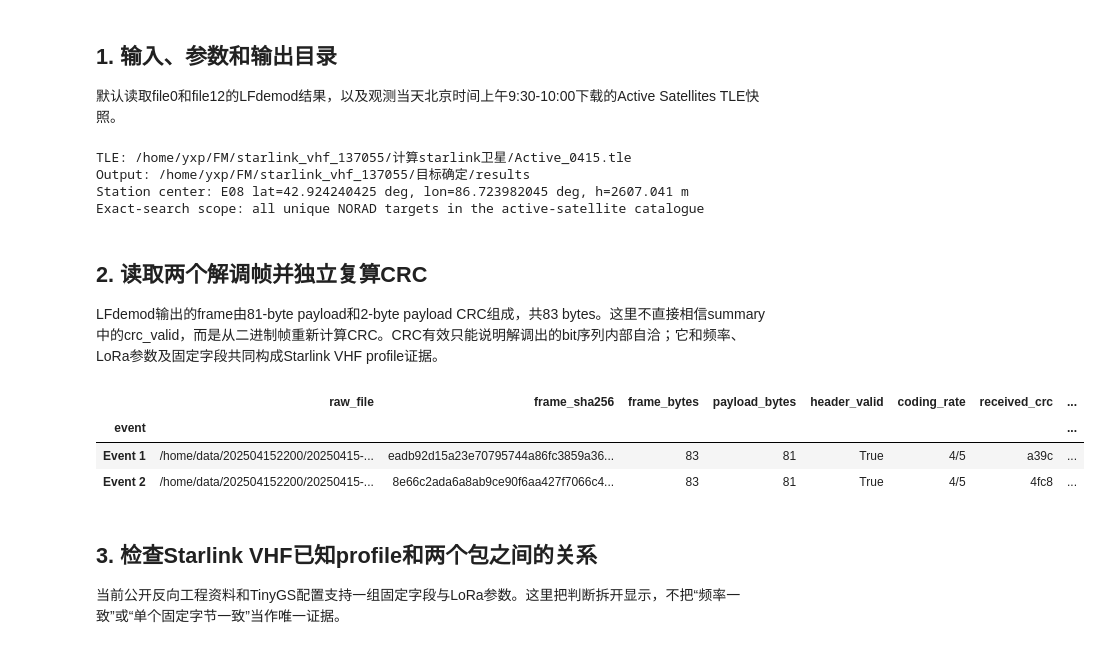
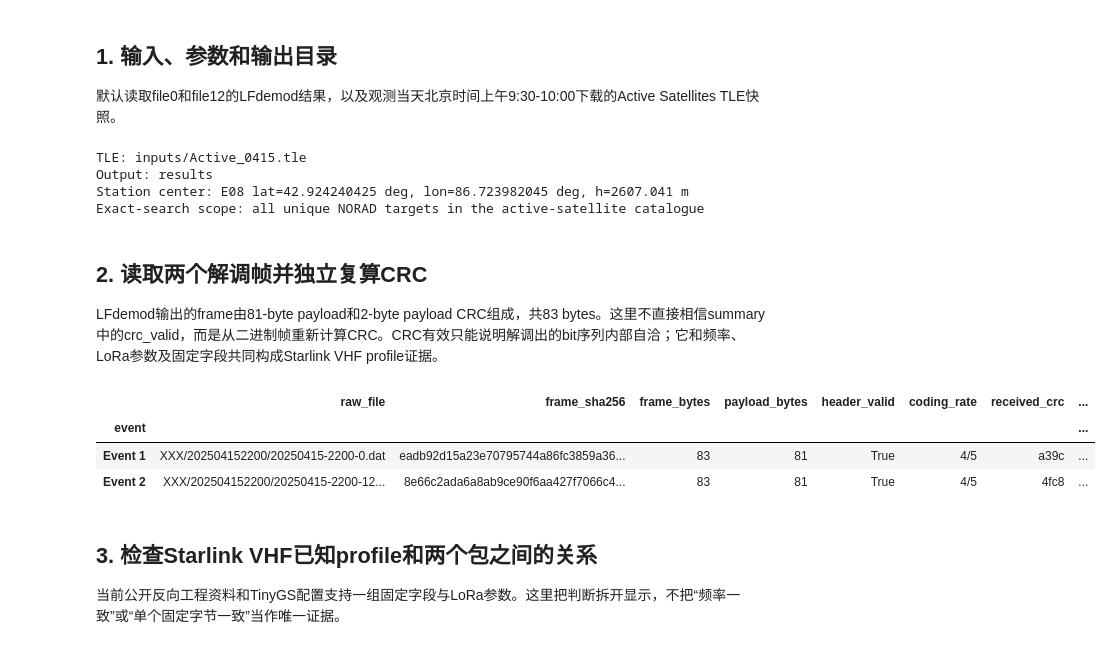
Before and after one commit to JinYi1108/21CMA_Starlink_VHF, a Jupyter notebook: 3_identify_starlink/3_identify_Starlink.ipynb, the cells around one changed output. Drawn from its saved outputs; the diff is of its cells as text; code cells hidden in the pictures.

```diff
--- a/3_identify_starlink/3_identify_Starlink.ipynb
+++ b/3_identify_starlink/3_identify_Starlink.ipynb
@@ -51,13 +51,34 @@ pd.set_option('display.float_format', lambda value: f'{value:.6f}')
 
 默认读取file0和file12的LFdemod结果，以及观测当天北京时间上午9:30-10:00下载的Active Satellites TLE快照。
 # %%
-ROOT = Path('/home/yxp/FM/starlink_vhf_137055')
+ROOT = Path.cwd().resolve()
+if ROOT.name != '3_identify_starlink':
+    candidate = ROOT / '3_identify_starlink'
+    if candidate.is_dir():
+        ROOT = candidate
+    else:
+        raise FileNotFoundError('Run this notebook from the repository root or 3_identify_starlink directory')
+INPUT_DIR = ROOT / 'inputs'
 EVENT_DIRS = {
-    'Event 1': ROOT / 'results/demod/file0',
-    'Event 2': ROOT / 'results/demod/file12',
+    'Event 1': INPUT_DIR / 'event1',
+    'Event 2': INPUT_DIR / 'event2',
 }
-TLE_PATH = ROOT / '计算starlink卫星/Active_0415.tle'
-OUTPUT_DIR = ROOT / '目标确定/results'
+RAW_DATA_PATHS = {
+    'Event 1': Path('XXX/20250415-2200-0.dat'),
+    'Event 2': Path('XXX/20250415-2200-12.dat'),
+}
+
+def public_path(path):
+    path = Path(path)
+    if 'XXX' in path.parts:
+        return f'XXX/{path.name}'
+    try:
+        return str(path.resolve().relative_to(ROOT))
+    except ValueError:
+        return f'XXX/{path.name}'
+
+TLE_PATH = INPUT_DIR / 'Active_0415.tle'
+OUTPUT_DIR = ROOT / 'results'
 
 TIME_BOUND_S = 180.0
 VELOCITY_WEIGHT_S = 100.0
@@ -68,7 +89,7 @@ RF_FREQUENCY_HZ = 137_055_000.0
 LIGHT_SPEED_KM_S = 299_792.458
 GPS_EPOCH_UTC = datetime(1980, 1, 6, tzinfo=timezone.utc)
 GPS_MINUS_UTC_S = 18.0
-STATION_CENTER_PATH = ROOT / '瀑布图/results/e08_station_center_wgs84.csv'
+STATION_CENTER_PATH = INPUT_DIR / 'e08_station_center_wgs84.csv'
 station_center = pd.read_csv(STATION_CENTER_PATH)
 if len(station_center) != 1 or str(station_center.iloc[0]['station']).upper() != 'E08':
     raise ValueError('站心文件应只包含一行E08坐标')
@@ -83,8 +104,8 @@ for event_dir in EVENT_DIRS.values():
 assert TLE_PATH.is_file()
 assert STATION_CENTER_PATH.is_file()
 
-print('TLE:', TLE_PATH)
-print('Output:', OUTPUT_DIR)
+print('TLE:', public_path(TLE_PATH))
+print('Output:', public_path(OUTPUT_DIR))
 print(
     'Station center: E08',
     f'lat={SITE_LATITUDE_DEG:.9f} deg,',
@@ -93,8 +114,8 @@ print(
 )
 print('Exact-search scope: all unique NORAD targets in the active-satellite catalogue')
 # %% [output]
-TLE: /home/yxp/FM/starlink_vhf_137055/计算starlink卫星/Active_0415.tle
-Output: /home/yxp/FM/starlink_vhf_137055/目标确定/results
+TLE: inputs/Active_0415.tle
+Output: results
 Station center: E08 lat=42.924240425 deg, lon=86.723982045 deg, h=2607.041 m
 Exact-search scope: all unique NORAD targets in the active-satellite catalogue
 # %% [markdown]
@@ -117,36 +138,36 @@ for label, event_dir in EVENT_DIRS.items():
     summary = json.loads((event_dir / 'summary.json').read_text(encoding='utf-8'))
     frame = (event_dir / 'packet_000_frame.bin').read_bytes()
     assert len(frame) == 83, (label, len(frame))
     payload, received_crc = frame[:81], frame[81:]
     calculated_crc = lora_payload_crc(payload)
     packet = summary['packets'][0]
 
     summaries[label] = summary
     frames[label] = frame
     payloads[label] = payload
     frame_rows.append({
         'event': label,
-        'raw_file': summary['input_path'],
+        'raw_file': public_path(RAW_DATA_PATHS[label]),
         'frame_sha256': hashlib.sha256(frame).hexdigest(),
         'frame_bytes': len(frame),
         'payload_bytes': len(payload),
         'header_valid': bool(packet['header_valid']),
         'coding_rate': packet['coding_rate_label'],
         'received_crc': received_crc.hex(),
         'calculated_crc': calculated_crc.hex(),
         'crc_valid_independent': calculated_crc == received_crc,
         'starlink_profile_match': bool(packet['starlink_profile_match']),
         'carrier_offset_hz': float(packet['carrier_offset_hz']),
         'observed_center_hz': float(packet['observed_center_hz']),
     })
 
 frame_table = pd.DataFrame(frame_rows).set_index('event')
 frame_table
 # %% [output]
 |  | raw_file | frame_sha256 | frame_bytes | payload_bytes | header_valid | coding_rate | received_crc | ... |
 | event |  |  |  |  |  |  |  | ... |
-| Event 1 | /home/data/202504152200/20250415-... | eadb92d15a23e70795744a86fc3859a36... | 83 | 81 | True | 4/5 | a39c | ... |
-| Event 2 | /home/data/202504152200/20250415-... | 8e66c2ada6a8ab9ce90f6aa427f7066c4... | 83 | 81 | True | 4/5 | 4fc8 | ... |
+| Event 1 | XXX/202504152200/20250415-2200-0.dat | eadb92d15a23e70795744a86fc3859a36... | 83 | 81 | True | 4/5 | a39c | ... |
+| Event 2 | XXX/202504152200/20250415-2200-12... | 8e66c2ada6a8ab9ce90f6aa427f7066c4... | 83 | 81 | True | 4/5 | 4fc8 | ... |
 # %% [markdown]
 ## 3. 检查Starlink VHF已知profile和两个包之间的关系
 
```
Also changed, not shown: parts of 9 cells of this notebook, 15 other files.
